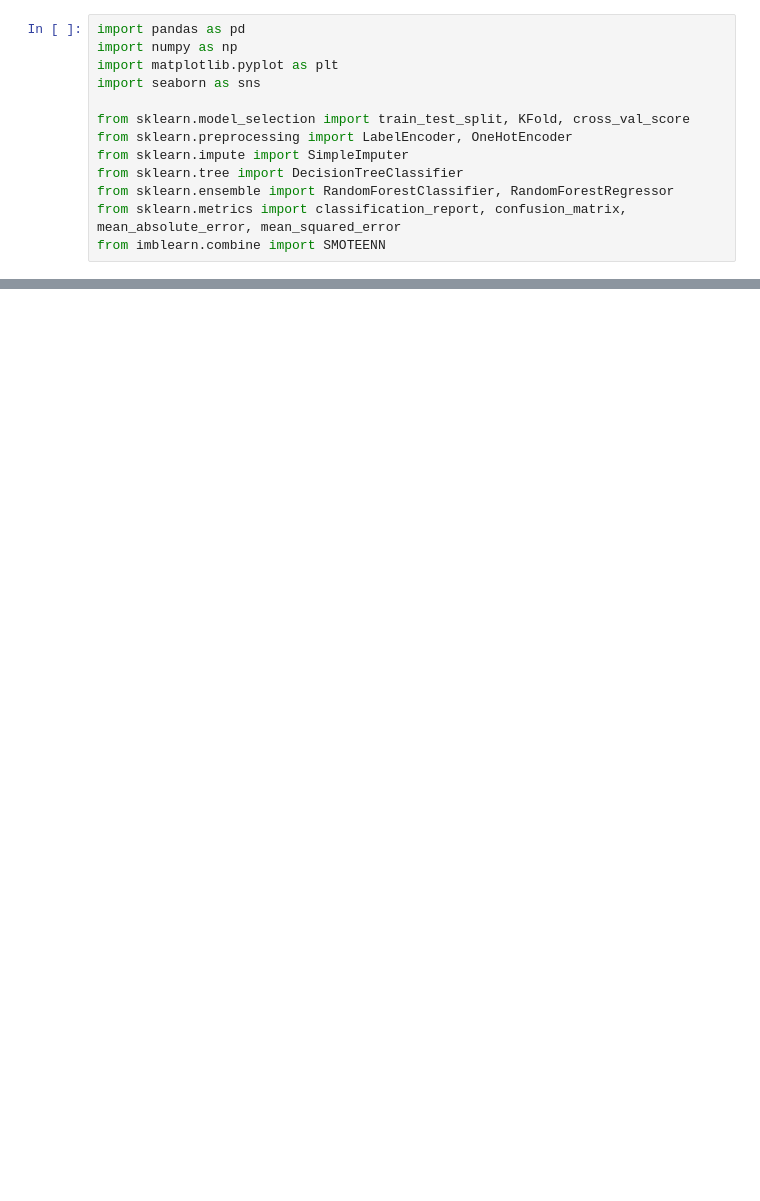
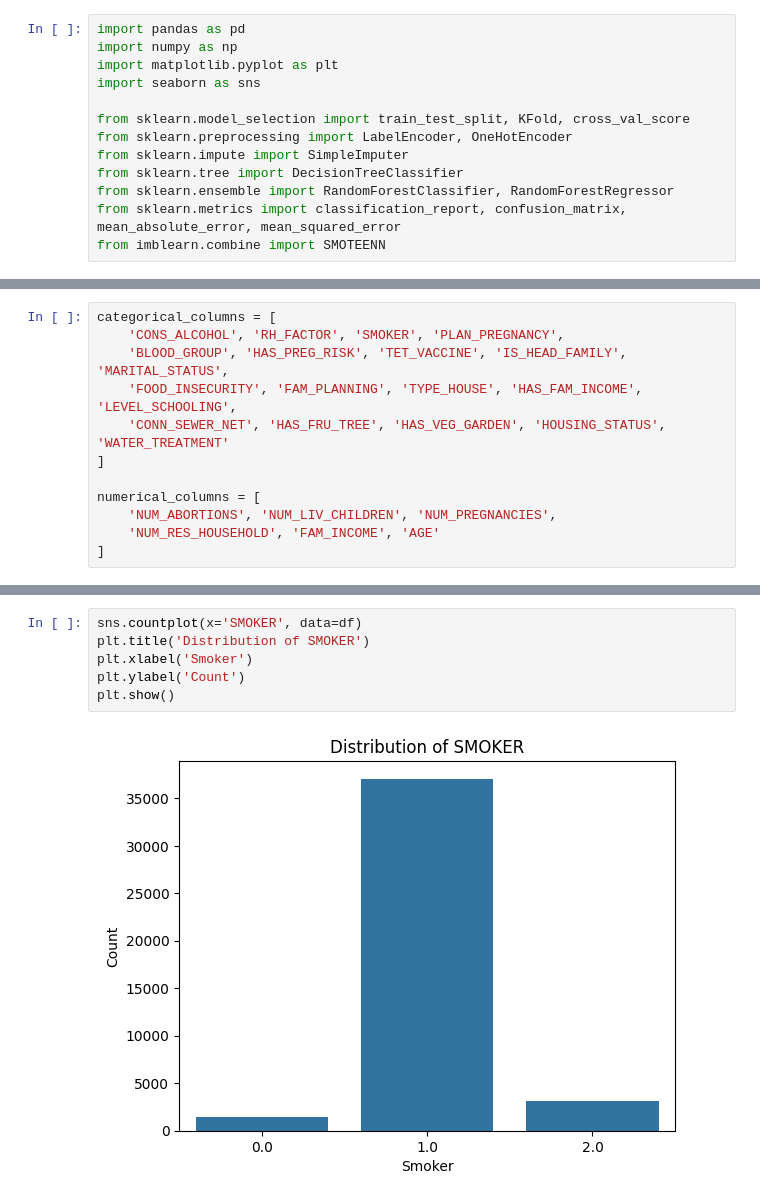
Before and after one commit to CaioCBCouto/MLProj, a Jupyter notebook: joseph.ipynb, the cells around one changed output, grey strips where cells are left out. Cells and saved outputs as stored; diff of their text form; blank space fills up the shorter version.

```diff
--- a/joseph.ipynb
+++ b/joseph.ipynb
@@ -250,0 +67,12 @@ MAE médio (Random Forest Regressor): 2.9185317456179587
+# %%
+categorical_columns = [
+    'CONS_ALCOHOL', 'RH_FACTOR', 'SMOKER', 'PLAN_PREGNANCY',
+    'BLOOD_GROUP', 'HAS_PREG_RISK', 'TET_VACCINE', 'IS_HEAD_FAMILY', 'MARITAL_STATUS',
+    'FOOD_INSECURITY', 'FAM_PLANNING', 'TYPE_HOUSE', 'HAS_FAM_INCOME', 'LEVEL_SCHOOLING',
+    'CONN_SEWER_NET', 'HAS_FRU_TREE', 'HAS_VEG_GARDEN', 'HOUSING_STATUS', 'WATER_TREATMENT'
+]
+
+numerical_columns = [
+    'NUM_ABORTIONS', 'NUM_LIV_CHILDREN', 'NUM_PREGNANCIES',
+    'NUM_RES_HOUSEHOLD', 'FAM_INCOME', 'AGE'
+]
@@ -250,0 +106,8 @@ MAE médio (Random Forest Regressor): 2.9185317456179587
+# %%
+sns.countplot(x='SMOKER', data=df)
+plt.title('Distribution of SMOKER')
+plt.xlabel('Smoker')
+plt.ylabel('Count')
+plt.show()
+# %% [output]
+[figure, added]
```
Also changed, not shown: parts of 46 cells of this notebook.
